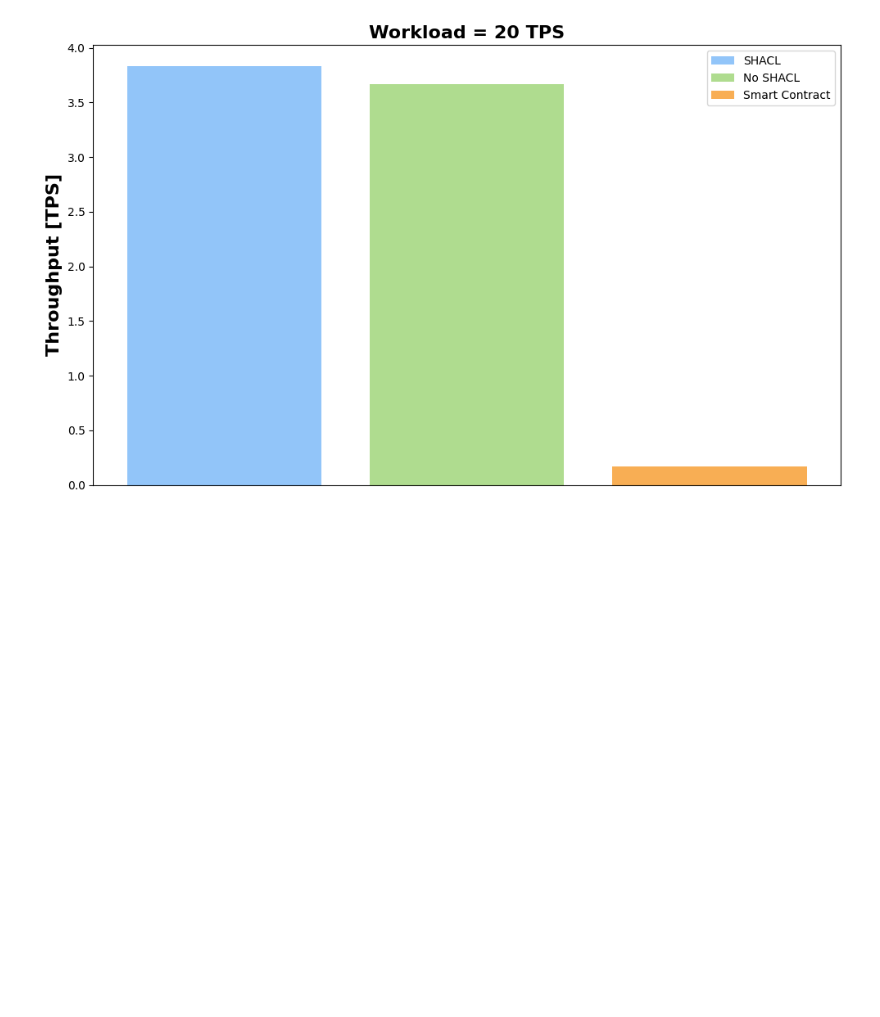
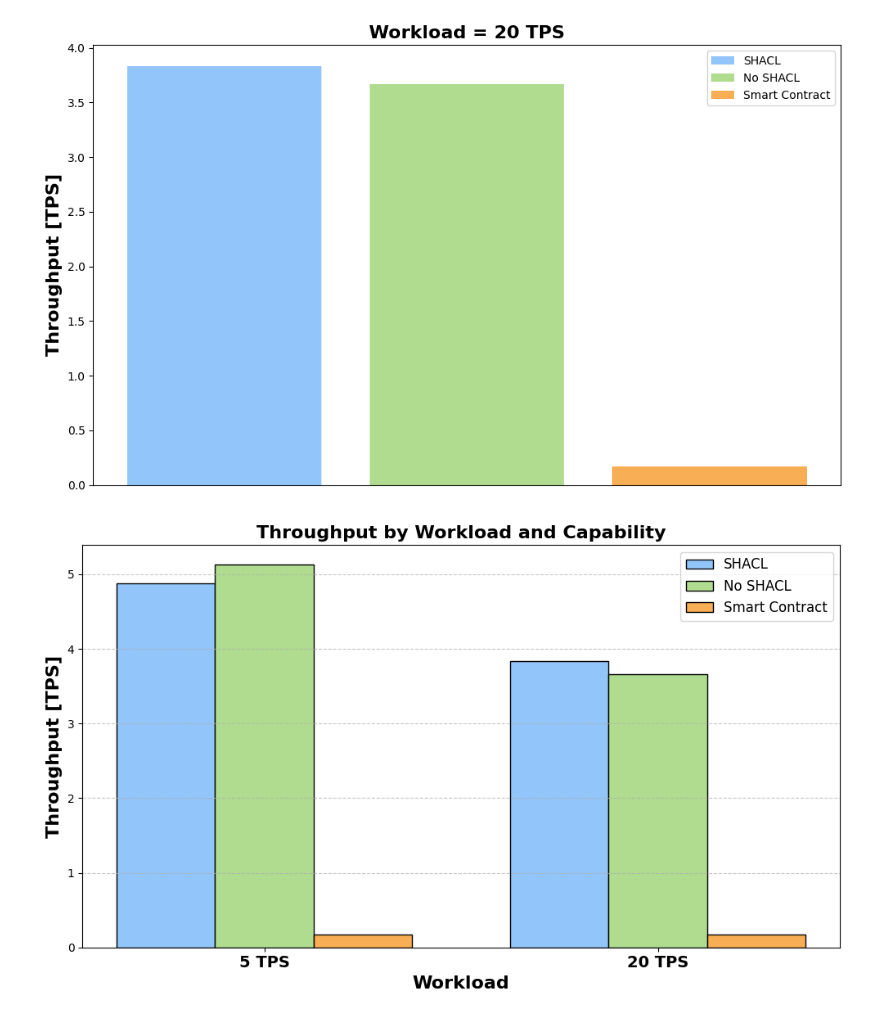
Before and after one commit to sogolsmansouri/smartchaindb, a Jupyter notebook: charts/charts.ipynb, the cells around one changed output. Cells and saved outputs as stored; diff of their text form; code cells hidden in the pictures; blank space fills up the shorter version.

Commit message:
Merged TPS charts

```diff
--- a/charts/charts.ipynb
+++ b/charts/charts.ipynb
@@ -258,3 +258,65 @@ plt.savefig("chart-tps-20.pdf", format='pdf')
 plt.show()
 # %% [output]
 [figure]
+# %%
+import matplotlib.pyplot as plt
+import numpy as np
+
+# Constants for capabilities and colors
+ShaclSimpleNotOpt = 'SHACL'
+NoshaclSimple = 'No SHACL'
+ScSimple = 'Smart Contract'
+
+ColorShaclSimpleNotOpt = '#92C5F9'
+ColorNoshaclSimple = '#AFDC8F'
+ColorScSimple = '#F8AE54'
+
+# Data for workloads
+workloads = ['5 TPS', '20 TPS']
+
+# Create data arrays organized by capability
+shacl_data = [4.883716117, 3.832625747]      # SHACL
+noshacl_data = [5.134218417, 3.665766961]    # No SHACL
+sc_data = [0.17, 0.17]                        # Smart Contract
+
+# Create figure
+fig, ax = plt.subplots(figsize=(10, 6))
+
+# Bar width and positions
+bar_width = 0.25
+index = np.arange(len(workloads))
+
+# Create bars for each capability
+bars = []
+bars.append(ax.bar(index - bar_width, shacl_data, bar_width, color=ColorShaclSimpleNotOpt,
+                   edgecolor='black', label=ShaclSimpleNotOpt))
+bars.append(ax.bar(index, noshacl_data, bar_width, color=ColorNoshaclSimple,
+                   edgecolor='black', label=NoshaclSimple))
+bars.append(ax.bar(index + bar_width, sc_data, bar_width, color=ColorScSimple,
+                   edgecolor='black', label=ScSimple))
+
+# Set labels and title
+ax.set_title('Throughput by Workload and Capability', fontsize=16, fontweight='bold')
+ax.set_xlabel('Workload', fontsize=16, fontweight='bold')
+ax.set_ylabel('Throughput [TPS]', fontsize=16, fontweight='bold')
+
+# Adjust x-tick positions and labels
+ax.set_xticks(index)
+ax.set_xticklabels(workloads, fontsize=14, fontweight='bold')
+
+# Add legend
+ax.legend(fontsize=12)
+
+# Add grid lines for better readability
+ax.grid(axis='y', linestyle='--', alpha=0.7)
+
+# Layout adjustment
+plt.tight_layout()
+
+# Save figure
+plt.savefig("chart-tps.pdf", format='pdf')
+
+# Show the plot
+plt.show()
+# %% [output]
+[figure, added]
```
Also changed, not shown: 1 other file.
